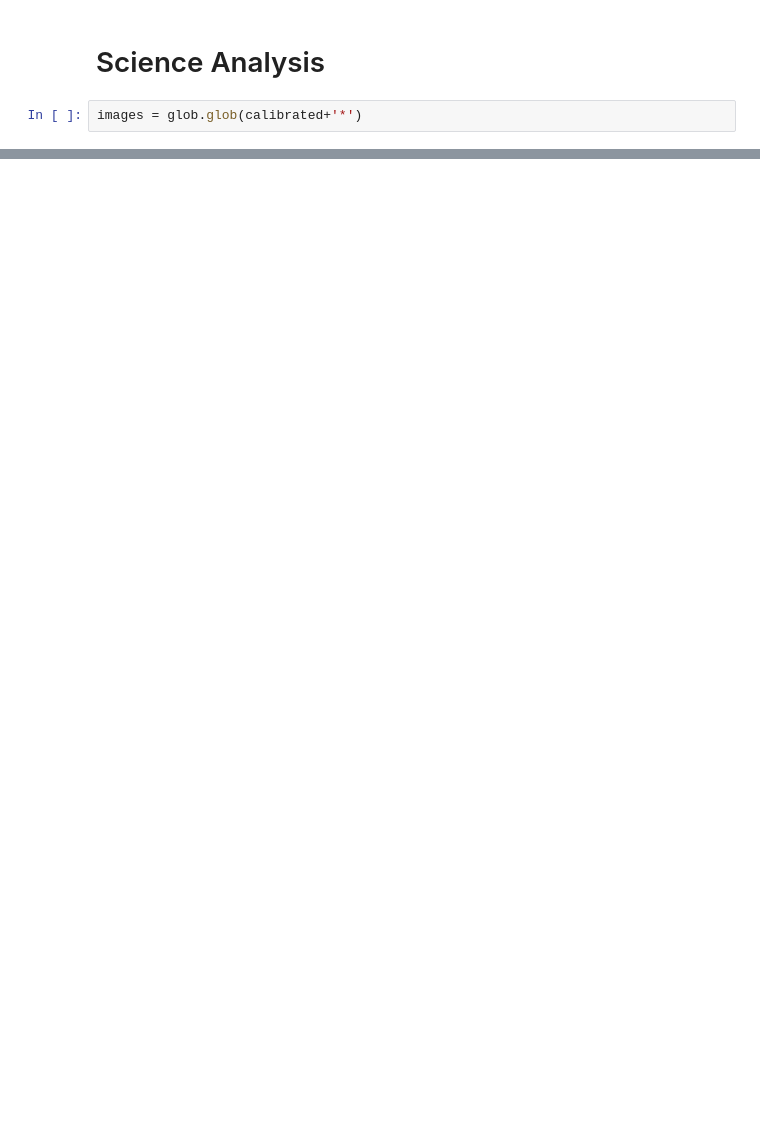
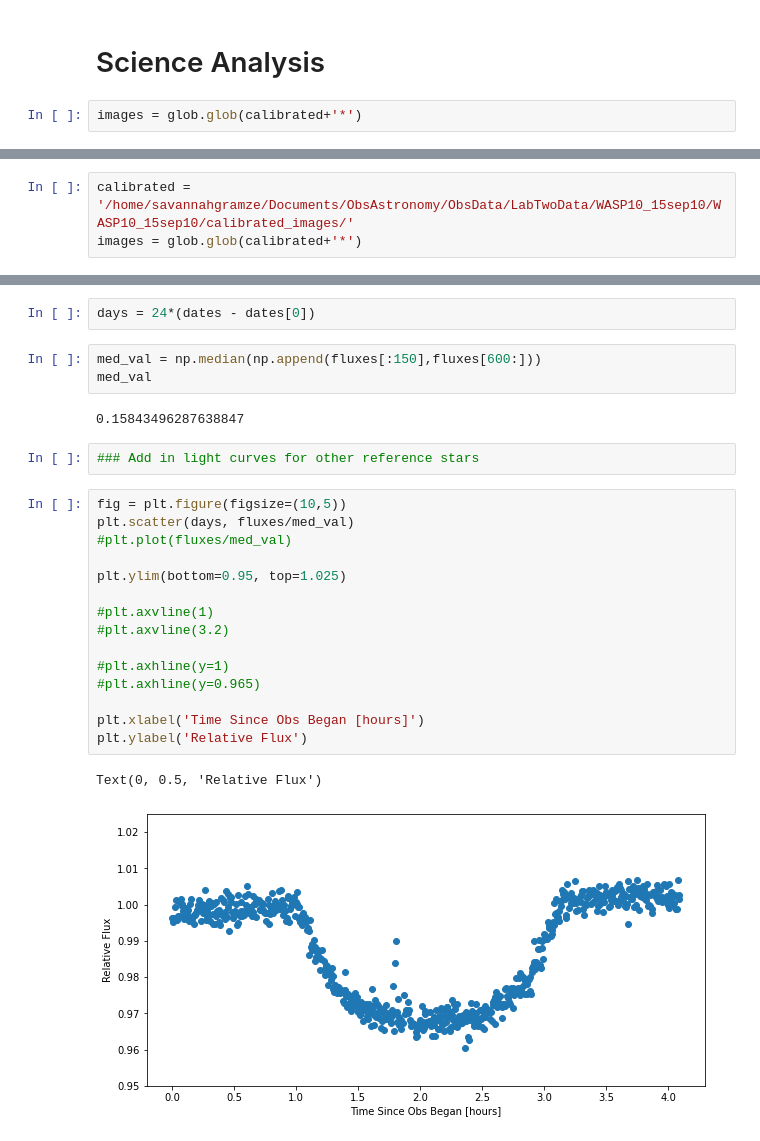
Before and after one commit to SpacialTree/HomeworkBack, a Jupyter notebook: ObsTech/LabTwo/ReportTwo.ipynb, the cells around one changed output, grey strips where cells are left out. Drawn from its saved outputs; the diff is of its cells as text; blank space fills up the shorter version.

```diff
--- a/ObsTech/LabTwo/ReportTwo.ipynb
+++ b/ObsTech/LabTwo/ReportTwo.ipynb
@@ -129,0 +300,3 @@ Length = 574 rows
+# %%
+calibrated = '/home/savannahgramze/Documents/ObsAstronomy/ObsData/LabTwoData/WASP10_15sep10/WASP10_15sep10/calibrated_images/'
+images = glob.glob(calibrated+'*')
@@ -129,0 +349,27 @@ Length = 574 rows
+# %%
+days = 24*(dates - dates[0])
+# %%
+med_val = np.median(np.append(fluxes[:150],fluxes[600:]))
+med_val
+# %% [output]
+0.15843496287638847
+# %%
+### Add in light curves for other reference stars
+# %%
+fig = plt.figure(figsize=(10,5))
+plt.scatter(days, fluxes/med_val)
+#plt.plot(fluxes/med_val)
+
+plt.ylim(bottom=0.95, top=1.025)
+
+#plt.axvline(1)
+#plt.axvline(3.2)
+
+#plt.axhline(y=1)
+#plt.axhline(y=0.965)
+
+plt.xlabel('Time Since Obs Began [hours]')
+plt.ylabel('Relative Flux')
+# %% [output]
+Text(0, 0.5, 'Relative Flux')
+[figure, added]
```
Also changed, not shown: parts of 28 cells of this notebook, 6 other files.
